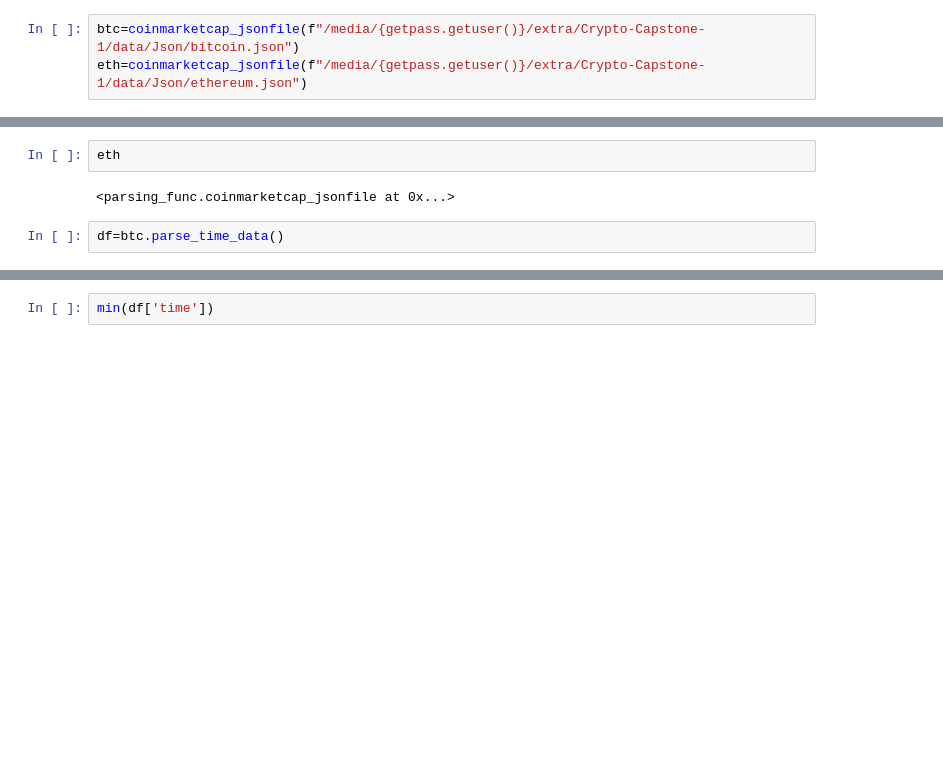
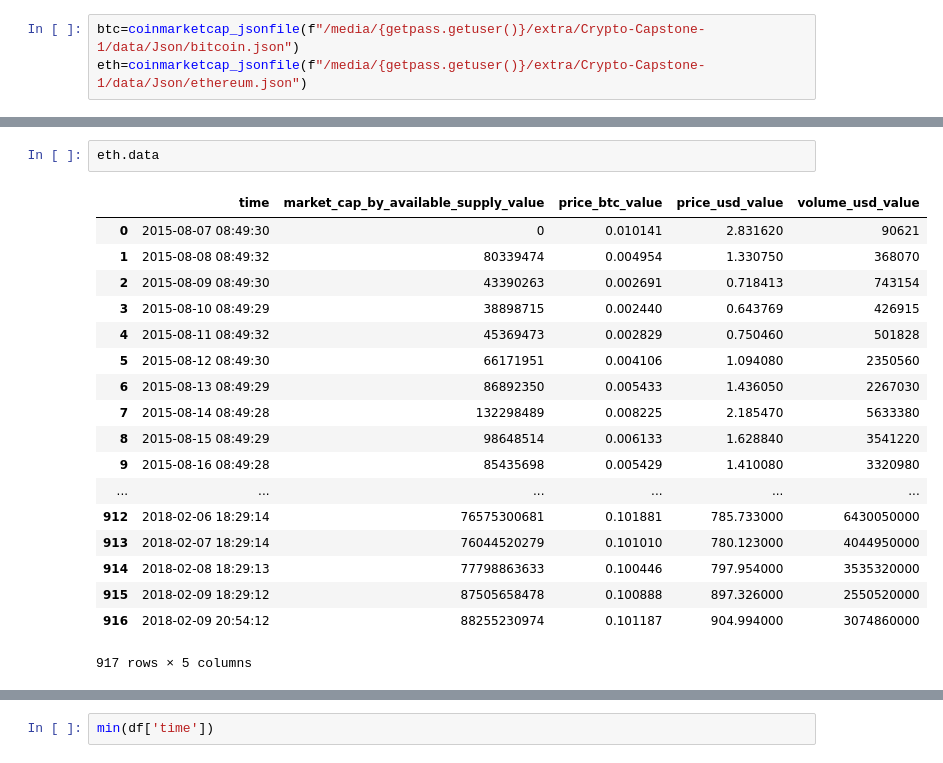
Before and after one commit to ThomasADuffy/Crypto-Capstone-1, a Jupyter notebook: EDA of .json files.ipynb, the cells around one changed output, grey strips where cells are left out. Drawn from its saved outputs; the diff is of its cells as text; blank space fills up the shorter version.

```diff
--- a/EDA of .json files.ipynb
+++ b/EDA of .json files.ipynb
@@ -87,6 +104,21 @@ btc
 # %%
-eth
+eth.data
 # %% [output]
+|  | time | market_cap_by_available_supply_value | price_btc_value | price_usd_value | volume_usd_value |
+| 0 | 2015-08-07 08:49:30 | 0 | 0.010141 | 2.831620 | 90621 |
+| 1 | 2015-08-08 08:49:32 | 80339474 | 0.004954 | 1.330750 | 368070 |
+| 2 | 2015-08-09 08:49:30 | 43390263 | 0.002691 | 0.718413 | 743154 |
+| 3 | 2015-08-10 08:49:29 | 38898715 | 0.002440 | 0.643769 | 426915 |
+| 4 | 2015-08-11 08:49:32 | 45369473 | 0.002829 | 0.750460 | 501828 |
+| 5 | 2015-08-12 08:49:30 | 66171951 | 0.004106 | 1.094080 | 2350560 |
+| 6 | 2015-08-13 08:49:29 | 86892350 | 0.005433 | 1.436050 | 2267030 |
+| 7 | 2015-08-14 08:49:28 | 132298489 | 0.008225 | 2.185470 | 5633380 |
+| 8 | 2015-08-15 08:49:29 | 98648514 | 0.006133 | 1.628840 | 3541220 |
+| 9 | 2015-08-16 08:49:28 | 85435698 | 0.005429 | 1.410080 | 3320980 |
+| ... | ... | ... | ... | ... | ... |
+| 912 | 2018-02-06 18:29:14 | 76575300681 | 0.101881 | 785.733000 | 6430050000 |
+| 913 | 2018-02-07 18:29:14 | 76044520279 | 0.101010 | 780.123000 | 4044950000 |
+| 914 | 2018-02-08 18:29:13 | 77798863633 | 0.100446 | 797.954000 | 3535320000 |
+| 915 | 2018-02-09 18:29:12 | 87505658478 | 0.100888 | 897.326000 | 2550520000 |
+| 916 | 2018-02-09 20:54:12 | 88255230974 | 0.101187 | 904.994000 | 3074860000 |
-<parsing_func.coinmarketcap_jsonfile at 0x...>
+917 rows × 5 columns
-# %%
-df=btc.parse_time_data()
```
Also changed, not shown: parts of 8 cells of this notebook, 2 other files.
